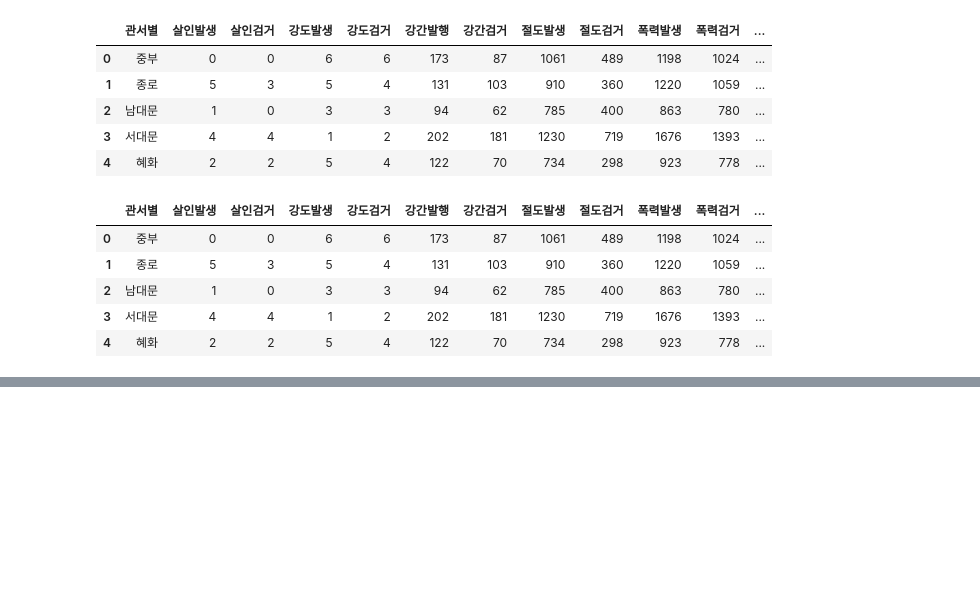
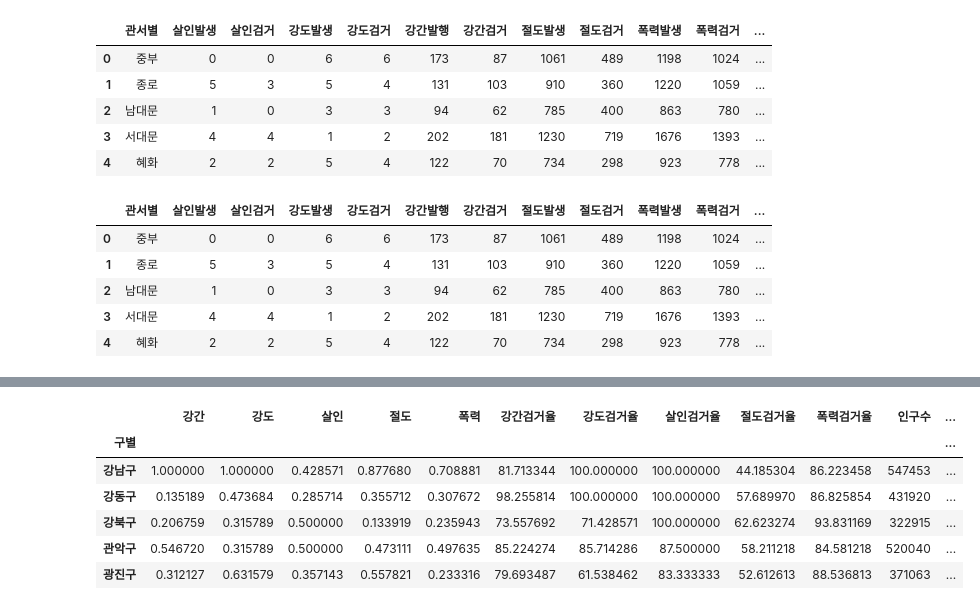
Before and after one commit to jihyunjeongme/datascience-example-python, a Jupyter notebook: 2장_서울시_범죄_현황_분석.ipynb, the cells around one changed output, grey strips where cells are left out. Cells and saved outputs as stored; diff of their text form; code cells hidden in the pictures; blank space fills up the shorter version.

```diff
--- a/2장_서울시_범죄_현황_분석.ipynb
+++ b/2장_서울시_범죄_현황_분석.ipynb
@@ -271,0 +320,10 @@ crime_anal_police.head()
+# %%
+# 각 범죄별 검거율 계산, 검거 건수는 검거율로 대체할 수 있어서 삭제
+# 검거율이 100이 넘는 숫자 발생, 전년도 발생 건수에 대한 검거도 포함되서 100이 넘는 숫자는 다 100으로 철
+
+con_list = ['강간검거율','강도검거율','살인검거율','절도검거율','폭력검거율']
+
+for column in con_list:
+  crime_anal.loc[crime_anal[column] > 100, column] = 100
+
+crime_anal.head()
@@ -271,0 +389,16 @@ crime_anal_police.head()
+# %%
+# 1장에서 학습했던 CCTV 결과를 읽어서 그 속에서 구별 인구수와 CCTV 개수를 가지고 옴
+
+result_CCTV = pd.read_csv('../1. cctv_seoul/CCTV_result.csv', encoding='utf-8'
+                         ,index_col='구별')
+
+crime_anal_norm[['인구수', 'CCTV']] = result_CCTV[['인구수', '소계']]
+crime_anal_norm.head()
+# %% [output]
+|  | 강간 | 강도 | 살인 | 절도 | 폭력 | 강간검거율 | 강도검거율 | 살인검거율 | 절도검거율 | 폭력검거율 | 인구수 | ... |
+| 구별 |  |  |  |  |  |  |  |  |  |  |  | ... |
+| 강남구 | 1.000000 | 1.000000 | 0.428571 | 0.877680 | 0.708881 | 81.713344 | 100.000000 | 100.000000 | 44.185304 | 86.223458 | 547453 | ... |
+| 강동구 | 0.135189 | 0.473684 | 0.285714 | 0.355712 | 0.307672 | 98.255814 | 100.000000 | 100.000000 | 57.689970 | 86.825854 | 431920 | ... |
+| 강북구 | 0.206759 | 0.315789 | 0.500000 | 0.133919 | 0.235943 | 73.557692 | 71.428571 | 100.000000 | 62.623274 | 93.831169 | 322915 | ... |
+| 관악구 | 0.546720 | 0.315789 | 0.500000 | 0.473111 | 0.497635 | 85.224274 | 85.714286 | 87.500000 | 58.211218 | 84.581218 | 520040 | ... |
+| 광진구 | 0.312127 | 0.631579 | 0.357143 | 0.557821 | 0.233316 | 79.693487 | 61.538462 | 83.333333 | 52.612613 | 88.536813 | 371063 | ... |
```
Also changed, not shown: parts of 11 cells of this notebook.
